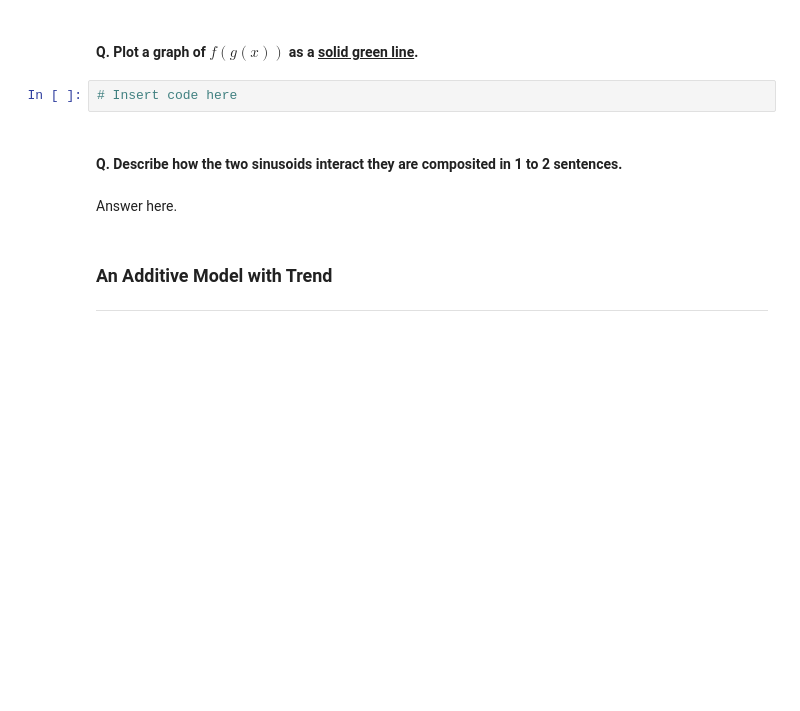
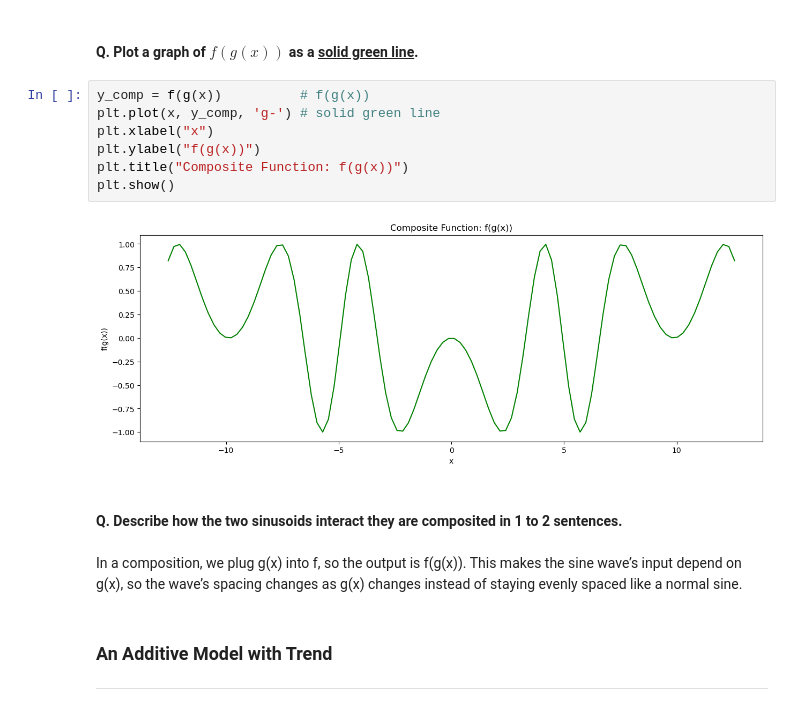
Before and after one commit to Brittany2028/ml-quiz, a Jupyter notebook: Take Home Quiz 1 - Curve Fitting.ipynb, the cells around one changed output. Drawn from its saved outputs; the diff is of its cells as text; blank space fills up the shorter version.

```diff
--- a/Take Home Quiz 1 - Curve Fitting.ipynb
+++ b/Take Home Quiz 1 - Curve Fitting.ipynb
@@ -100,12 +114,19 @@ Answer here.
 ---
 # %% [markdown]
 #### Q. Plot a graph of $f(g(x))$ as a <b><u>solid green line</u></b>.
-# %%
-# Insert code here
+# %%
+y_comp = f(g(x))          # f(g(x))
+plt.plot(x, y_comp, 'g-') # solid green line
+plt.xlabel("x")
+plt.ylabel("f(g(x))")
+plt.title("Composite Function: f(g(x))")
+plt.show()
+# %% [output]
+[figure, added]
 # %% [markdown]
 #### Q. Describe how the two sinusoids interact they are composited in 1 to 2 sentences.
-# %% [markdown]
-Answer here.
+# %% [markdown]
+In a composition, we plug g(x) into f, so the output is f(g(x)). This makes the sine wave’s input depend on g(x), so the wave’s spacing changes as g(x) changes instead of staying evenly spaced like a normal sine.
 # %% [markdown]
 ### An Additive Model with Trend
 
```
Also changed, not shown: parts of 8 cells of this notebook.
